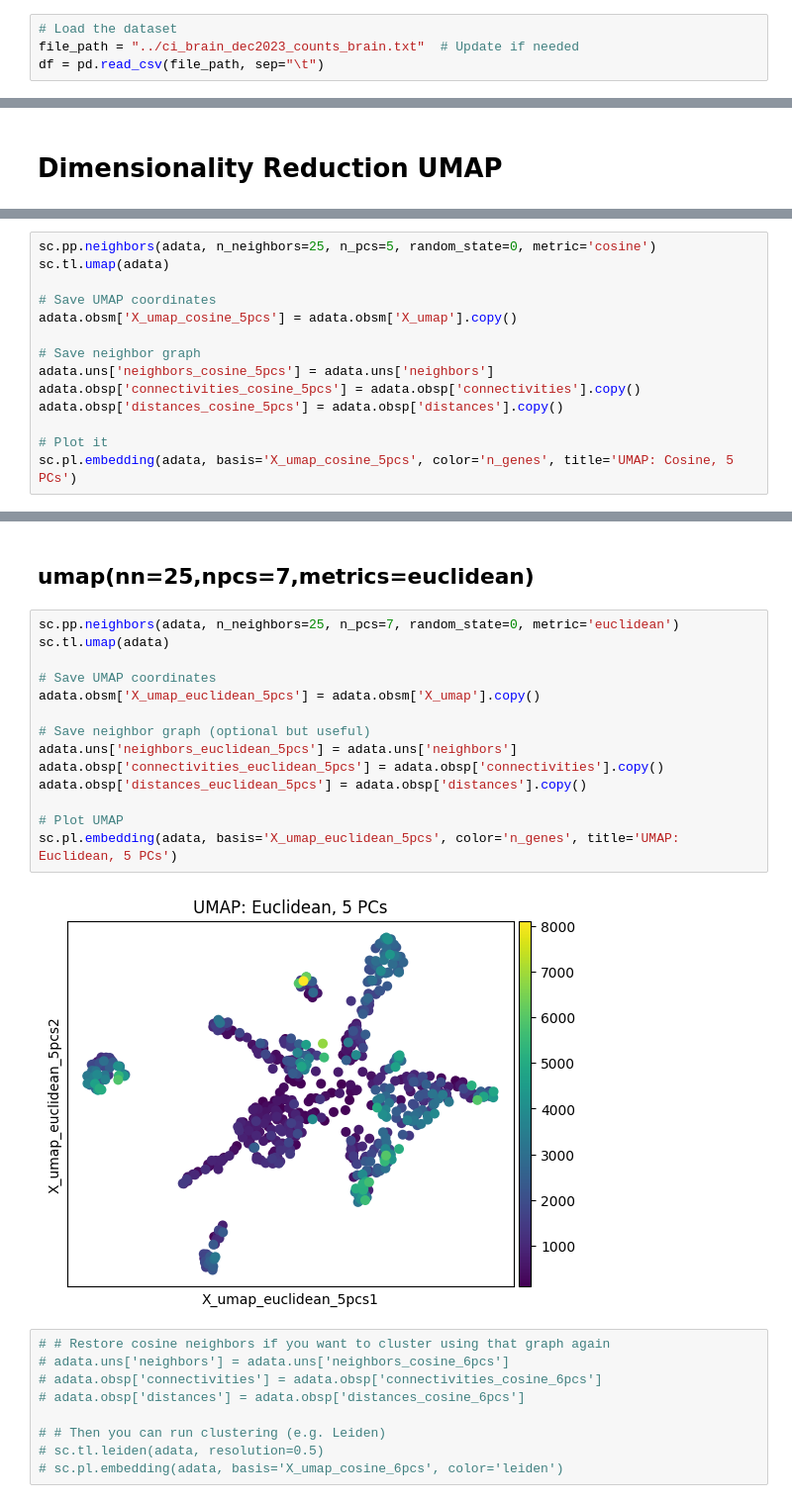
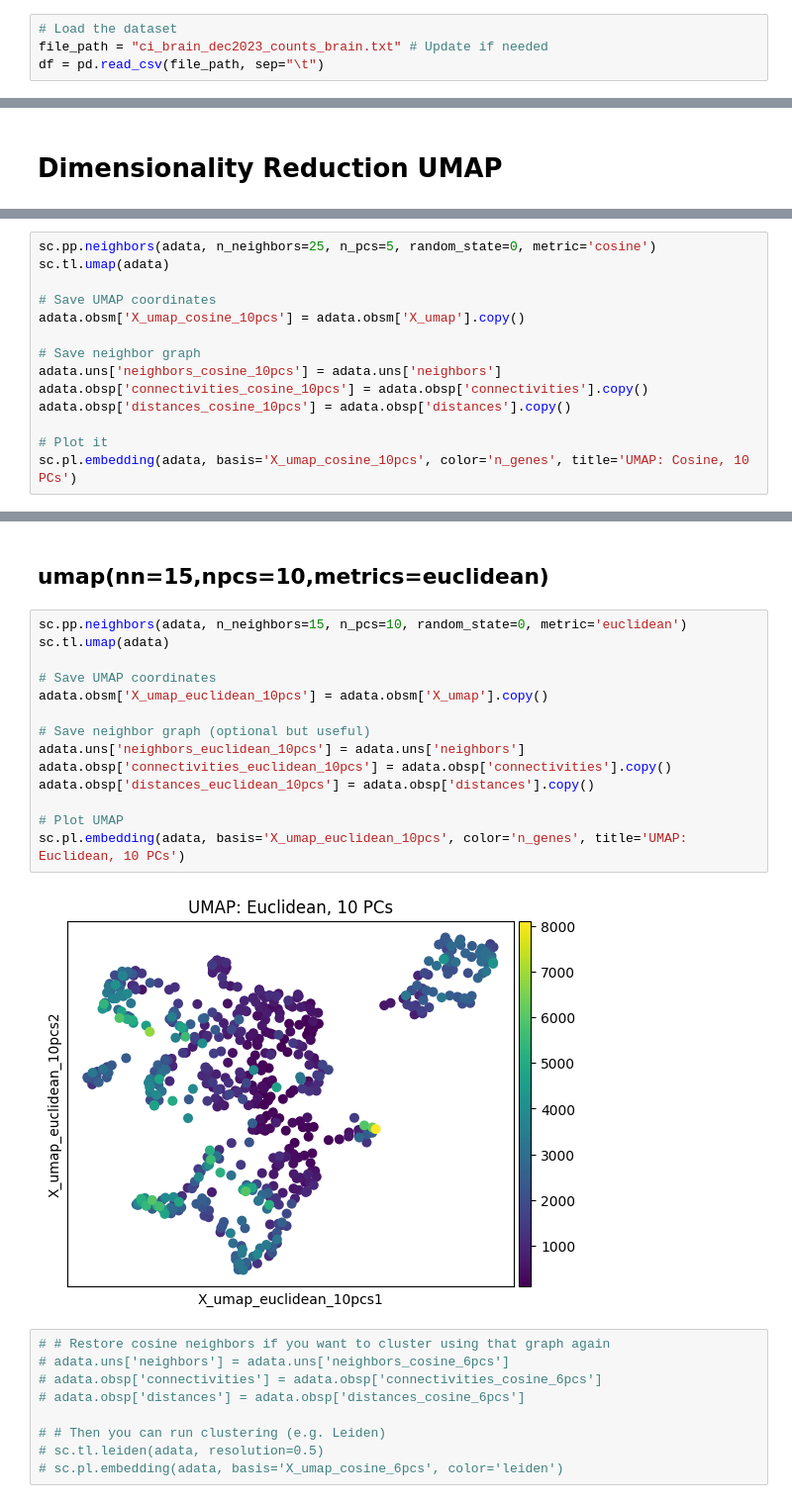
Before and after one commit to ateferos77/botryllus1_2, a Jupyter notebook: Botryllus_dataset1_Base.ipynb, the cells around one changed output, grey strips where cells are left out. Shown at 99% size. Drawn from its saved outputs; the diff is of its cells as text.

```diff
--- a/Botryllus_dataset1_Base.ipynb
+++ b/Botryllus_dataset1_Base.ipynb
@@ -45,7 +45,7 @@ random.seed(SEED)
 # Initial data import
 # %%
 # Load the dataset
-file_path = "../ci_brain_dec2023_counts_brain.txt"  # Update if needed
+file_path = "ci_brain_dec2023_counts_brain.txt" # Update if needed
 df = pd.read_csv(file_path, sep="\t")
 # %% [markdown]
 # Pre_Processing
@@ -327,13 +1975,13 @@ sc.pp.neighbors(adata, n_neighbors=25, n_pcs=5, random_state=0, metric='cosine')
 sc.tl.umap(adata)
 
 # Save UMAP coordinates
-adata.obsm['X_umap_cosine_5pcs'] = adata.obsm['X_umap'].copy()
+adata.obsm['X_umap_cosine_10pcs'] = adata.obsm['X_umap'].copy()
 
 # Save neighbor graph
-adata.uns['neighbors_cosine_5pcs'] = adata.uns['neighbors']
-adata.obsp['connectivities_cosine_5pcs'] = adata.obsp['connectivities'].copy()
-adata.obsp['distances_cosine_5pcs'] = adata.obsp['distances'].copy()
+adata.uns['neighbors_cosine_10pcs'] = adata.uns['neighbors']
+adata.obsp['connectivities_cosine_10pcs'] = adata.obsp['connectivities'].copy()
+adata.obsp['distances_cosine_10pcs'] = adata.obsp['distances'].copy()
 
 # Plot it
-sc.pl.embedding(adata, basis='X_umap_cosine_5pcs', color='n_genes', title='UMAP: Cosine, 5 PCs')
+sc.pl.embedding(adata, basis='X_umap_cosine_10pcs', color='n_genes', title='UMAP: Cosine, 10 PCs')
 # %% [output]
@@ -342,21 +1989,21 @@ IProgress not found. Please update jupyter and ipywidgets. See https://ipywidget
 # %% [markdown]
-## umap(nn=25,npcs=7,metrics=euclidean)
+## umap(nn=15,npcs=10,metrics=euclidean)
 # %%
-sc.pp.neighbors(adata, n_neighbors=25, n_pcs=7, random_state=0, metric='euclidean')
+sc.pp.neighbors(adata, n_neighbors=15, n_pcs=10, random_state=0, metric='euclidean')
 sc.tl.umap(adata)
 
 # Save UMAP coordinates
-adata.obsm['X_umap_euclidean_5pcs'] = adata.obsm['X_umap'].copy()
+adata.obsm['X_umap_euclidean_10pcs'] = adata.obsm['X_umap'].copy()
 
 # Save neighbor graph (optional but useful)
-adata.uns['neighbors_euclidean_5pcs'] = adata.uns['neighbors']
-adata.obsp['connectivities_euclidean_5pcs'] = adata.obsp['connectivities'].copy()
-adata.obsp['distances_euclidean_5pcs'] = adata.obsp['distances'].copy()
+adata.uns['neighbors_euclidean_10pcs'] = adata.uns['neighbors']
+adata.obsp['connectivities_euclidean_10pcs'] = adata.obsp['connectivities'].copy()
+adata.obsp['distances_euclidean_10pcs'] = adata.obsp['distances'].copy()
 
 # Plot UMAP
-sc.pl.embedding(adata, basis='X_umap_euclidean_5pcs', color='n_genes', title='UMAP: Euclidean, 5 PCs')
+sc.pl.embedding(adata, basis='X_umap_euclidean_10pcs', color='n_genes', title='UMAP: Euclidean, 10 PCs')
 # %% [output]
-[figure, old version]
+[figure, new version]
 # %%
 # # Restore cosine neighbors if you want to cluster using that graph again
 # adata.uns['neighbors'] = adata.uns['neighbors_cosine_6pcs']
```
Also changed, not shown: parts of 26 cells of this notebook.
